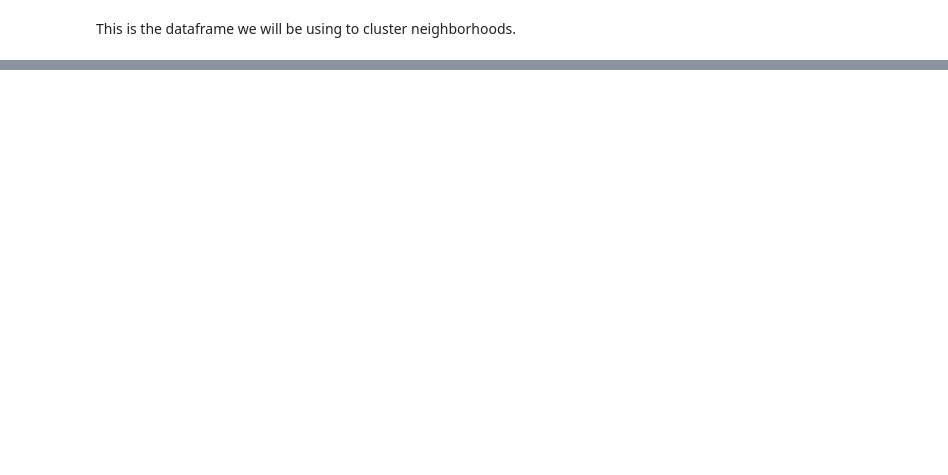
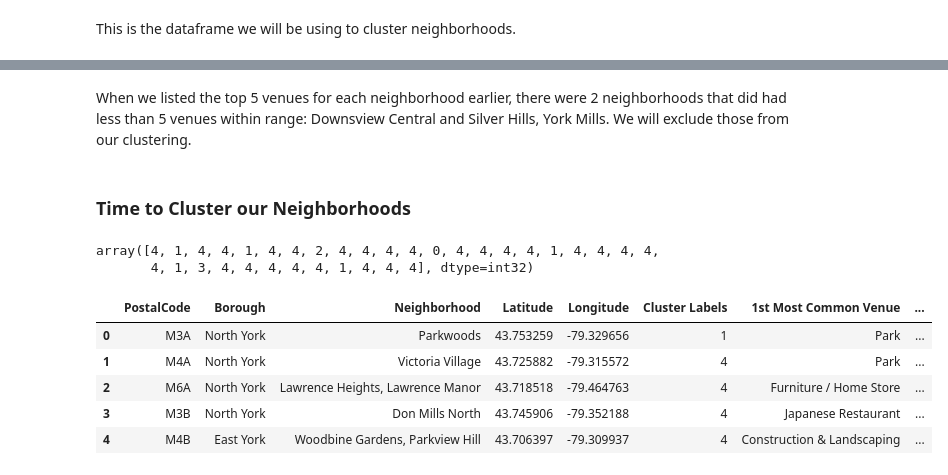
Before and after one commit to mike-bennett/Coursera_Capstone, a Jupyter notebook: Toronto_Clustering.ipynb, the cells around one changed output, grey strips where cells are left out. Cells and saved outputs as stored; diff of their text form; code cells hidden in the pictures; blank space fills up the shorter version.

```diff
--- a/Toronto_Clustering.ipynb
+++ b/Toronto_Clustering.ipynb
@@ -113,0 +400,21 @@ This is the dataframe we will be using to cluster neighborhoods.
+# %%
+num_top_venues = 5
+
+indicators = ['st', 'nd', 'rd']
+
+# create columns according to number of top venues
+columns = ['Neighborhood']
+for ind in np.arange(num_top_venues):
+    try:
+        columns.append('{}{} Most Common Venue'.format(ind+1, indicators[ind]))
+    except:
+        columns.append('{}th Most Common Venue'.format(ind+1))
+
+# create a new dataframe
+neighborhoods_venues_sorted = pd.DataFrame(columns=columns)
+neighborhoods_venues_sorted['Neighborhood'] = york_grouped['Neighborhood']
+
+for ind in np.arange(york_grouped.shape[0]):
+    neighborhoods_venues_sorted.iloc[ind, 1:] = return_most_common_venues(york_grouped.iloc[ind, :], num_top_venues)
+
+neighborhoods_venues_sorted.head()
@@ -113,0 +428,36 @@ This is the dataframe we will be using to cluster neighborhoods.
+# %% [markdown]
+When we listed the top 5 venues for each neighborhood earlier, there were 2 neighborhoods that did had less than 5 venues within range: Downsview Central and Silver Hills, York Mills. We will exclude those from our clustering.
+# %% [markdown]
+### Time to Cluster our Neighborhoods
+# %%
+# set number of clusters
+kclusters = 5
+
+york_grouped_clustering = york_grouped.drop('Neighborhood', 1)
+
+# create KMeans object
+kmeans = KMeans(n_clusters=kclusters, random_state=1)
+
+# fit data to k-means
+kmeans.fit(york_grouped_clustering)
+
+# check cluster labels
+kmeans.labels_
+# %% [output]
+array([4, 1, 4, 4, 1, 4, 4, 2, 4, 4, 4, 4, 0, 4, 4, 4, 4, 1, 4, 4, 4, 4,
+       4, 1, 3, 4, 4, 4, 4, 4, 1, 4, 4, 4], dtype=int32)
+# %%
+neighborhoods_venues_sorted.insert(0, 'Cluster Labels', kmeans.labels_)
+
+york_merged = york_data
+
+york_merged = york_merged.join(neighborhoods_venues_sorted.set_index('Neighborhood'), on='Neighborhood')
+
+york_merged.reset_index(drop=True).head()
+# %% [output]
+|  | PostalCode | Borough | Neighborhood | Latitude | Longitude | Cluster Labels | 1st Most Common Venue | ... |
+| 0 | M3A | North York | Parkwoods | 43.753259 | -79.329656 | 1 | Park | ... |
+| 1 | M4A | North York | Victoria Village | 43.725882 | -79.315572 | 4 | Park | ... |
+| 2 | M6A | North York | Lawrence Heights, Lawrence Manor | 43.718518 | -79.464763 | 4 | Furniture / Home Store | ... |
+| 3 | M3B | North York | Don Mills North | 43.745906 | -79.352188 | 4 | Japanese Restaurant | ... |
+| 4 | M4B | East York | Woodbine Gardens, Parkview Hill | 43.706397 | -79.309937 | 4 | Construction & Landscaping | ... |
```
Also changed, not shown: parts of 51 cells of this notebook.
